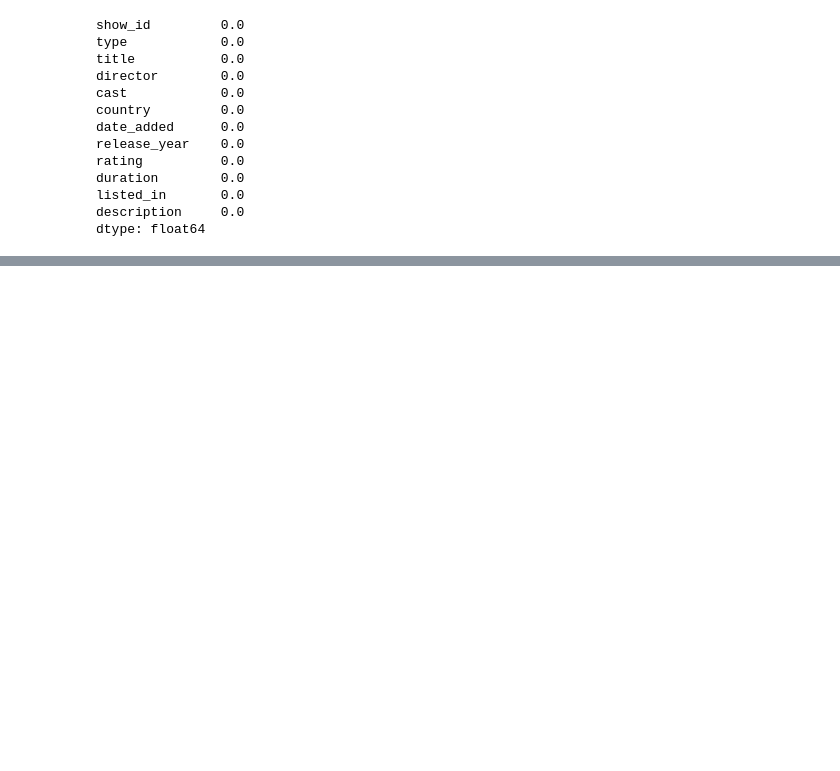
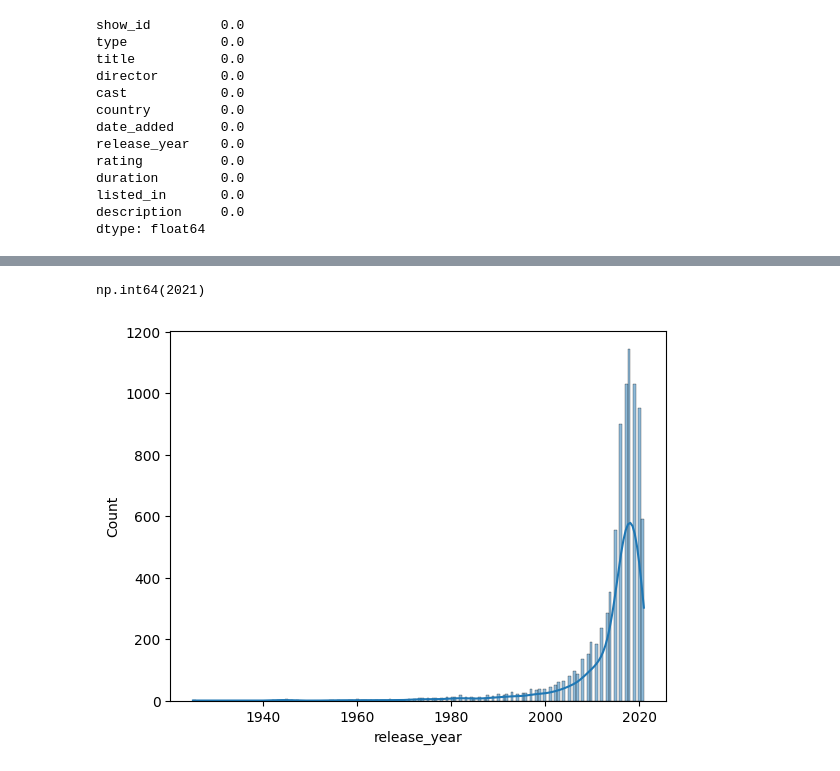
Before and after one commit to eThird/netflix_contetn_data_analysis, a Jupyter notebook: Notebooks/netflix_analysis.ipynb, the cells around one changed output, grey strips where cells are left out. Drawn from its saved outputs; the diff is of its cells as text; code cells hidden in the pictures; blank space fills up the shorter version.

```diff
--- a/Notebooks/netflix_analysis.ipynb
+++ b/Notebooks/netflix_analysis.ipynb
@@ -93,0 +121,8 @@ dtype: float64
+# %%
+#fixing datatypes
+df['duration']=(
+    df['duration'].str.lower().str.strip()
+    .str.replace(r'\s+',' ', regex=True)
+    .str.replace(r'mins|minutes|min','min', regex=True)
+)
+df['duration'].unique().sum()
@@ -93,0 +131,5 @@ dtype: float64
+# %%
+
+# df[['date_added','release_year']]=df[['date_added','release_year']].apply(lambda x:x.strip())
+df['date_added']=df['date_added'].str.strip()
+df['date_added']=pd.to_datetime(df['date_added'])
@@ -93,0 +167,9 @@ dtype: float64
+# %%
+#check if there is any outlier in release year  column
+sns.histplot(df['release_year'], kde=True)
+df['release_year'].max()
+
+#there is no outlier okay to go ahead
+# %% [output]
+np.int64(2021)
+[figure, added]
```
Also changed, not shown: parts of 7 cells of this notebook.
